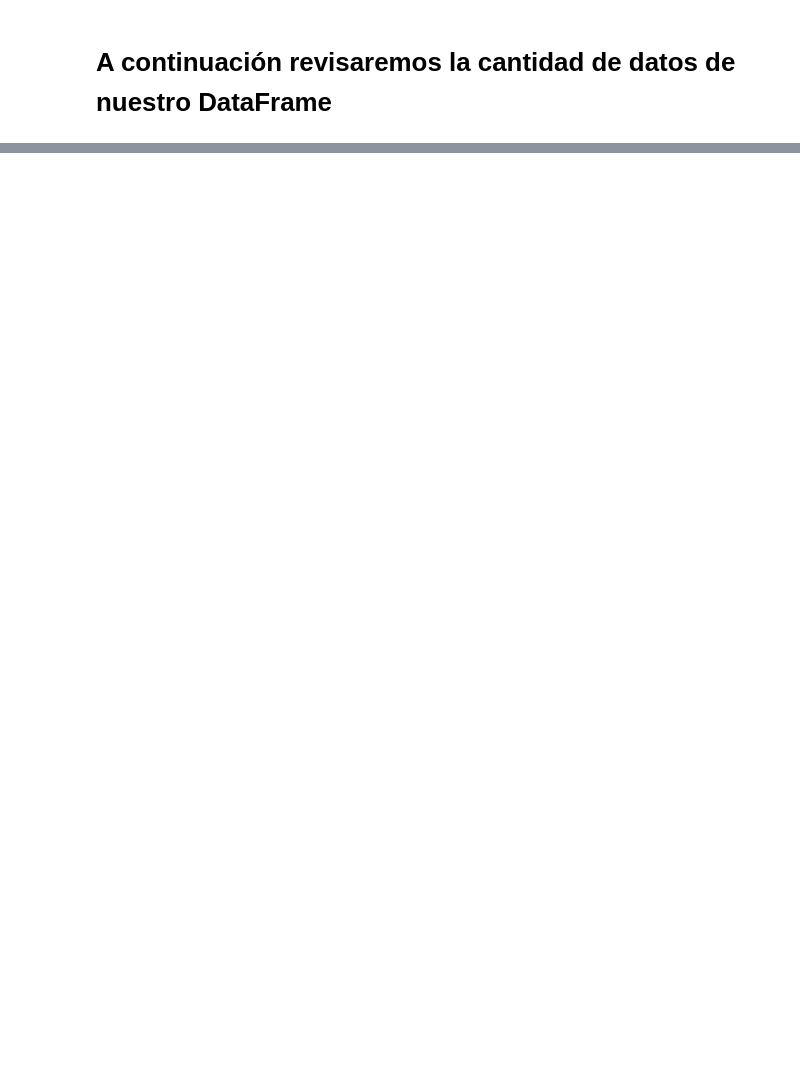
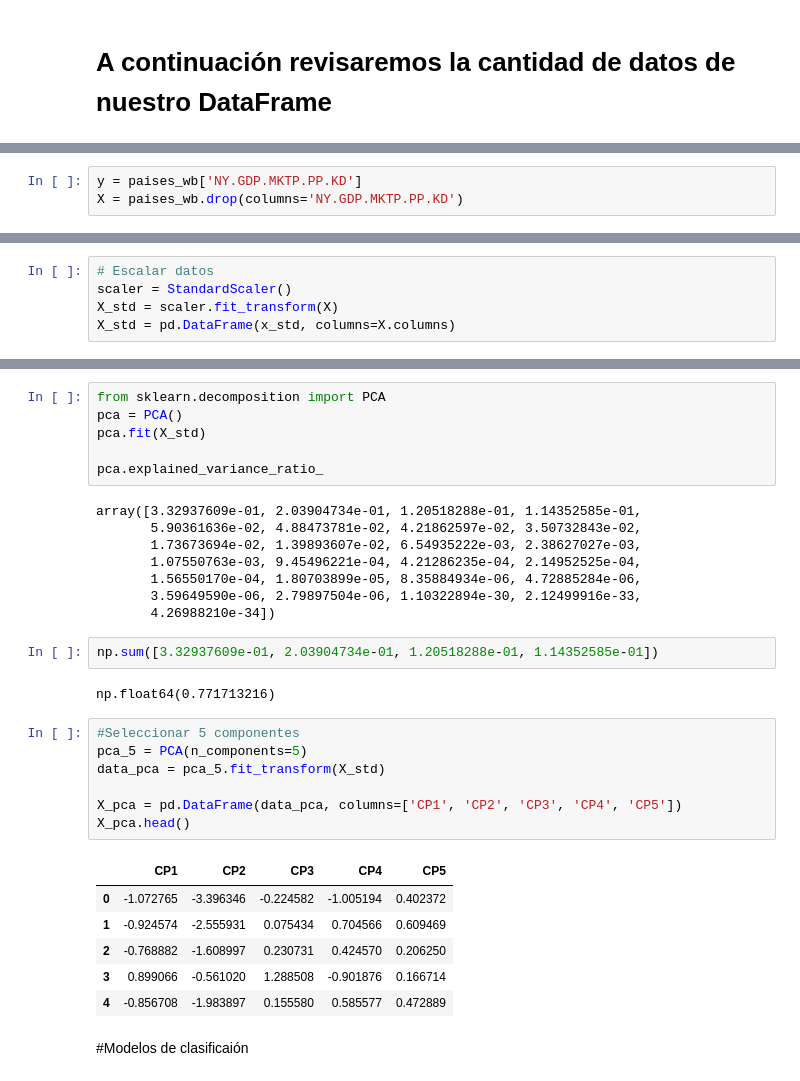
Before and after one commit to Felipe4444/Portafolio, a Jupyter notebook: Portafolio.ipynb, the cells around one changed output, grey strips where cells are left out. Drawn from its saved outputs; the diff is of its cells as text; blank space fills up the shorter version.

```diff
--- a/Portafolio.ipynb
+++ b/Portafolio.ipynb
@@ -190,0 +214,3 @@ El dataFrame contiene 197 filas y 36columnas, de las cuales 24 contiene registro
+# %%
+y = paises_wb['NY.GDP.MKTP.PP.KD']
+X = paises_wb.drop(columns='NY.GDP.MKTP.PP.KD')
@@ -190,0 +230,5 @@ El dataFrame contiene 197 filas y 36columnas, de las cuales 24 contiene registro
+# %%
+# Escalar datos
+scaler = StandardScaler()
+X_std = scaler.fit_transform(X)
+X_std = pd.DataFrame(x_std, columns=X.columns)
@@ -190,0 +240,34 @@ El dataFrame contiene 197 filas y 36columnas, de las cuales 24 contiene registro
+# %%
+from sklearn.decomposition import PCA
+pca = PCA()
+pca.fit(X_std)
+
+pca.explained_variance_ratio_
+# %% [output]
+array([3.32937609e-01, 2.03904734e-01, 1.20518288e-01, 1.14352585e-01,
+       5.90361636e-02, 4.88473781e-02, 4.21862597e-02, 3.50732843e-02,
+       1.73673694e-02, 1.39893607e-02, 6.54935222e-03, 2.38627027e-03,
+       1.07550763e-03, 9.45496221e-04, 4.21286235e-04, 2.14952525e-04,
+       1.56550170e-04, 1.80703899e-05, 8.35884934e-06, 4.72885284e-06,
+       3.59649590e-06, 2.79897504e-06, 1.10322894e-30, 2.12499916e-33,
+       4.26988210e-34])
+# %%
+np.sum([3.32937609e-01, 2.03904734e-01, 1.20518288e-01, 1.14352585e-01])
+# %% [output]
+np.float64(0.771713216)
+# %%
+#Seleccionar 5 componentes
+pca_5 = PCA(n_components=5)
+data_pca = pca_5.fit_transform(X_std)
+
+X_pca = pd.DataFrame(data_pca, columns=['CP1', 'CP2', 'CP3', 'CP4', 'CP5'])
+X_pca.head()
+# %% [output]
+|  | CP1 | CP2 | CP3 | CP4 | CP5 |
+| 0 | -1.072765 | -3.396346 | -0.224582 | -1.005194 | 0.402372 |
+| 1 | -0.924574 | -2.555931 | 0.075434 | 0.704566 | 0.609469 |
+| 2 | -0.768882 | -1.608997 | 0.230731 | 0.424570 | 0.206250 |
+| 3 | 0.899066 | -0.561020 | 1.288508 | -0.901876 | 0.166714 |
+| 4 | -0.856708 | -1.983897 | 0.155580 | 0.585577 | 0.472889 |
+# %% [markdown]
+#Modelos de clasificaión
```
Also changed, not shown: parts of 17 cells of this notebook.
